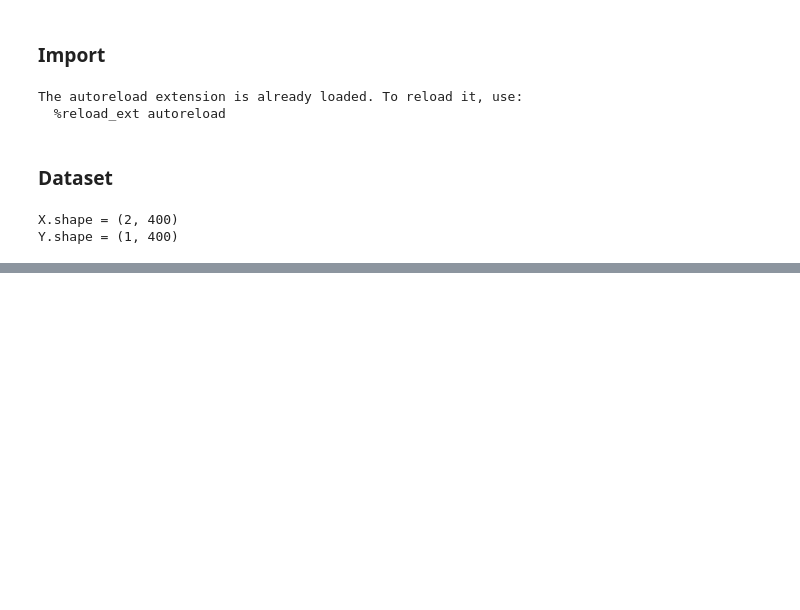
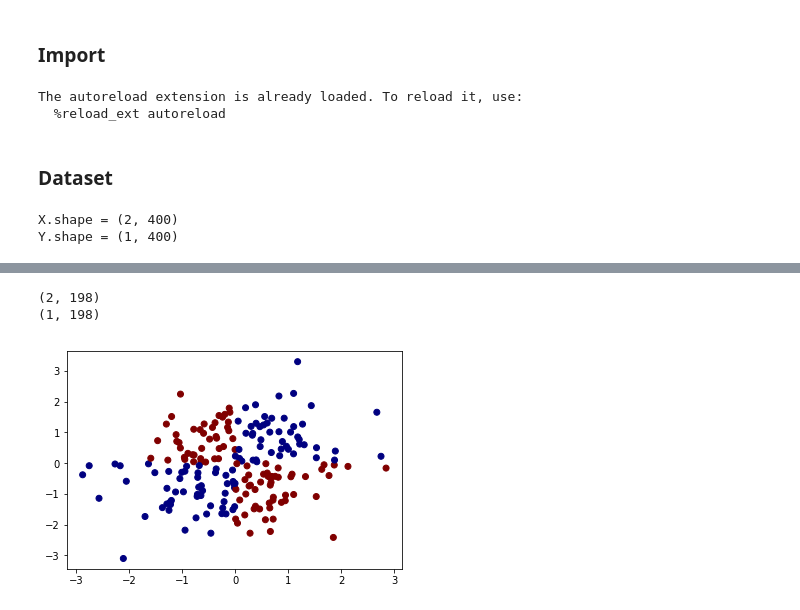
Before and after one commit to tommisignori/neural_network, a Jupyter notebook: mynn_nhl.ipynb, the cells around one changed output, grey strips where cells are left out. Saved outputs shown, nothing was run; the diff lists cells and outputs as text; code cells hidden in the pictures; blank space fills up the shorter version.

```diff
--- a/mynn_nhl.ipynb
+++ b/mynn_nhl.ipynb
@@ -54,0 +359,6 @@ init_params_deep([2,3,3,1])
+# %%
+plot_dataset(X_train, Y_train)
+# %% [output]
+(2, 198)
+(1, 198)
+[figure, added]
```
Also changed, not shown: parts of 37 cells of this notebook.
